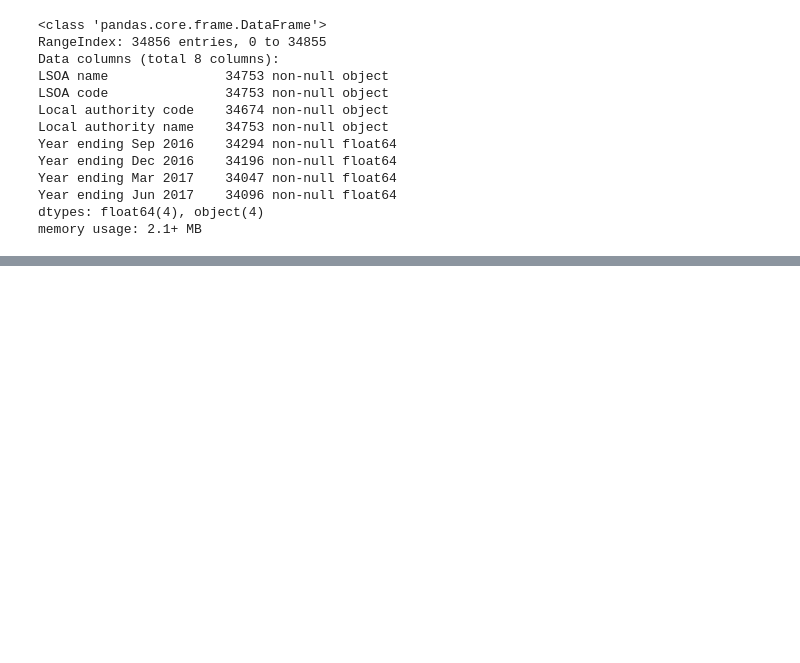
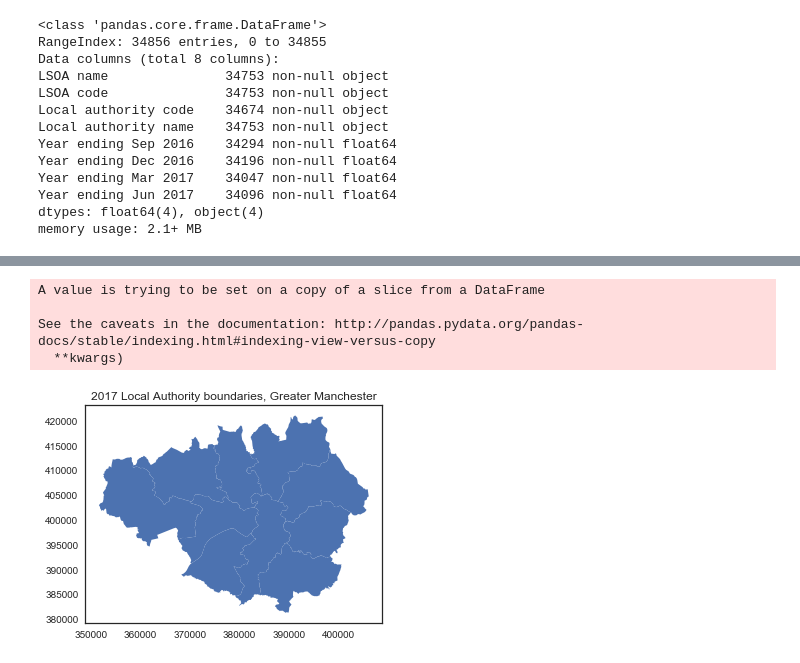
Before and after one commit to jendmurphy/ENVS615-Analysis-of-Human-Dynamics, a Jupyter notebook: Liverpool Data Module.ipynb, the cells around one changed output, grey strips where cells are left out. Drawn from its saved outputs; the diff is of its cells as text; code cells hidden in the pictures; blank space fills up the shorter version.

```diff
--- a/Liverpool Data Module.ipynb
+++ b/Liverpool Data Module.ipynb
@@ -26,2 +77,14 @@ House price data downloaded from ONS
+# %%
+#  Create lists
+var = ['LSOA name','LSOA code', 'Local authority code',\
+       'Local authority name','Year ending Sep 2016',\
+       'Year ending Dec 2016','Year ending Mar 2017',\
+       'Year ending Jun 2017']
+
+qtrs = ['Year ending Sep 2016',\
+       'Year ending Dec 2016','Year ending Mar 2017',\
+       'Year ending Jun 2017']
+
+GM = ['Salford','Oldham','Manchester','Wigan','Bolton','Tameside','Trafford','Stockport','Bury','Rochdale']
 # %%
 #  Read in historic house prices data.  Manually downloaded as a .csv
@@ -248,0 +291,19 @@ wider.head()
+# %%
+#  Reading in England and Wales local authority shapefile, reducing to Greater Manchester only
+LA = gpd.read_file\
+('LA/Census_Merged_Local_Authority_Districts_December_2011_Generalised_Clipped_Boundaries_in_Great_Britain.shp')
+GM_LA = LA.loc[LA['cmlad11nm'].isin(GM)]
+
+#  Rename Local Authority Name column to homogenise between datasets
+GM_LA.rename(columns ={'cmlad11nm':'Local authority name'}, inplace = True)
+
+#  Plot the boundaries
+GM_LA.plot();
+plt.title("2017 Local Authority boundaries, Greater Manchester")
+plt.show()
+# %% [output]
+A value is trying to be set on a copy of a slice from a DataFrame
+
+See the caveats in the documentation: http://pandas.pydata.org/pandas-docs/stable/indexing.html#indexing-view-versus-copy
+  **kwargs)
+[figure, added]
```
Also changed, not shown: parts of 113 cells of this notebook.
